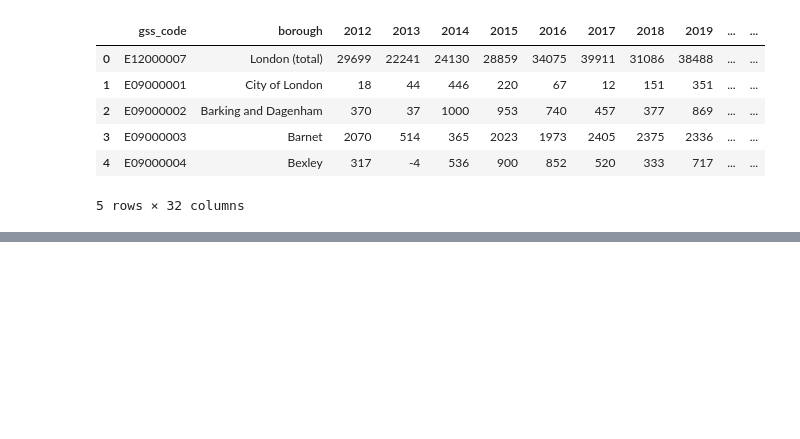
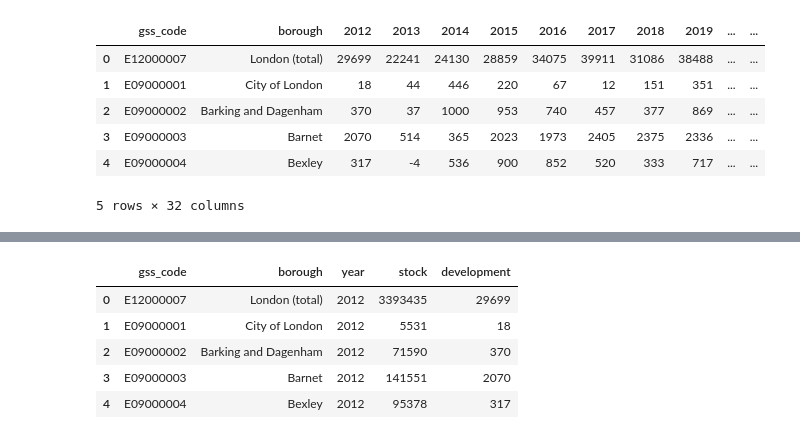
Before and after one commit to AJ-Horch/gla_population, a Jupyter notebook: GLA_project.ipynb, the cells around one changed output, grey strips where cells are left out. Cells and saved outputs as stored; diff of their text form; code cells hidden in the pictures; blank space fills up the shorter version.

```diff
--- a/GLA_project.ipynb
+++ b/GLA_project.ipynb
@@ -154,0 +120,8 @@ houseing_stock.head()
+# %%
+melt_persons = persons
+melt_males = males
+melt_females = females
+melt_house = houseing_stock
+melt_dev = assumed_development
+# %%
+melt_house = melt_house.melt(id_vars=['gss_code', 'borough'], value_vars=[col for col in melt_house.columns if "20" in col], var_name='year', value_name='stock')
@@ -154,0 +137,2 @@ houseing_stock.head()
+# %%
+melt_dev=melt_dev.melt(id_vars=['gss_code', 'borough'], value_vars=[col for col in melt_dev.columns if "20" in col], var_name='year', value_name='development')
@@ -155,3 +158,2 @@ houseing_stock.head()
 # %%
-merged_dev_stock = pd.merge(assumed_development, houseing_stock,
-                            on=['gss_code', 'borough'], how='inner')
+melt_df=pd.merge(melt_house, melt_dev, on=['gss_code','borough','year'], how='inner')
@@ -167,0 +160,9 @@ merged_dev_stock.head()
+# %%
+melt_df.head(5)
+# %% [output]
+|  | gss_code | borough | year | stock | development |
+| 0 | E12000007 | London (total) | 2012 | 3393435 | 29699 |
+| 1 | E09000001 | City of London | 2012 | 5531 | 18 |
+| 2 | E09000002 | Barking and Dagenham | 2012 | 71590 | 370 |
+| 3 | E09000003 | Barnet | 2012 | 141551 | 2070 |
+| 4 | E09000004 | Bexley | 2012 | 95378 | 317 |
```
Also changed, not shown: parts of 12 cells of this notebook.
